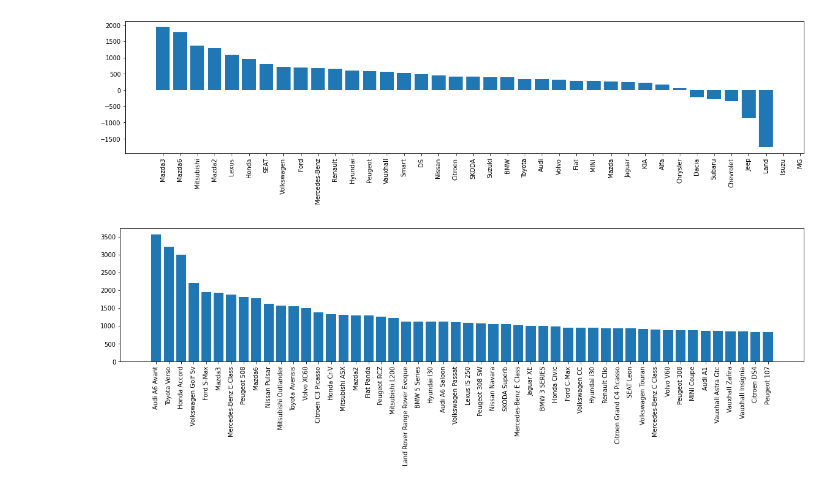
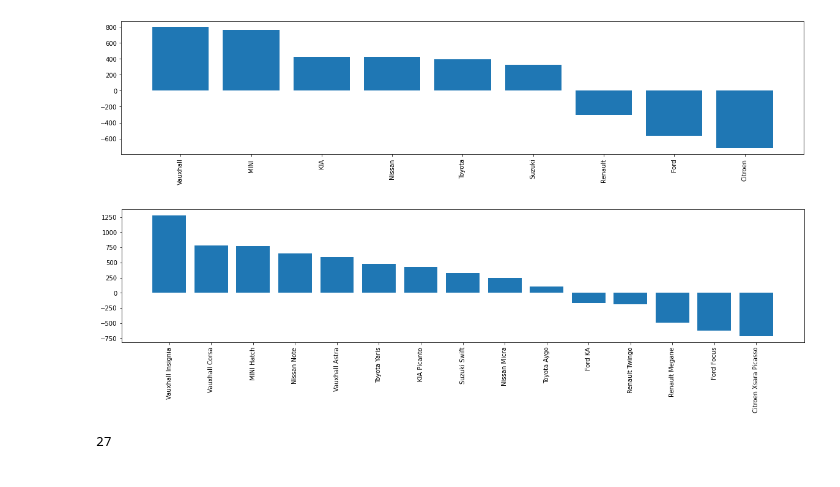
Before and after one commit to Benedictgr97/car-price-comapare, a Jupyter notebook: main.ipynb, the cells around one changed output. Drawn from its saved outputs; the diff is of its cells as text; code cells hidden in the pictures.

```diff
--- a/main.ipynb
+++ b/main.ipynb
@@ -5,17 +5,17 @@
 # For the radius in miles make sure you check the autotrader website for the allowed number of miles
 #https://www.autotrader.co.uk/
 
-postcode_buy="MK3 6JS"
-radius_buy=20
+postcode_buy="NE1 5XE"
+radius_buy=10
 
-postcode_sell="DT2 7LU"
-radius_sell=20
+postcode_sell="UB7 0AW"
+radius_sell=25
 
 #Remeber to check the maximum and minimum years allowed on the website
-min_year=2010
-max_year=2015
+min_year=2006
+max_year=2020
 min_price=0
-max_price=10000
+max_price=2000
 
 #State how many brands/ models you want to show in the final graphs
 no_brands = 50
@@ -67,38 +67,38 @@ location_buy = pd.read_csv('location_tables\\location_buy.csv').drop('Unnamed: 0
 location_sell = pd.read_csv('location_tables\\location_sell.csv').drop('Unnamed: 0',axis = 1)
 
 #Match cars based on model and year
-car_match = location_buy.merge(location_sell, how = 'inner', left_on = cf.col_select(location_buy,['name','year']),
-                       right_on = cf.col_select(location_sell,['name','year']))
+car_match = location_buy.merge(location_sell, how = 'inner', left_on = cf.col_select(location_buy,['name','year','engine']),
+                       right_on = cf.col_select(location_sell,['name','year','engine']))
 
 #Create the grouped scores for each car to see how it compares
 car_match = cf.grouped_score(car_match,'index','buy_score')
 car_match = cf.grouped_score(car_match,'name_buy','score_by_name')
 car_match = cf.grouped_score(car_match,'brand_buy','score_by_brand')
 
 #Create the final output of values that gets save to the CSV
 final_output = car_match.sort_values(by = 'buy_score' ,ascending= False)[['name_buy','price_buy','price_sell','postcode_buy','link_buy','postcode_sell','link_sell','mileage_buy','mileage_sell','engine_buy','engine_sell','buy_score','score_by_brand','score_by_name']]
 
 #Create distinct file type name for each run
 today = date.today()
 file_name = " ".join([today.strftime('%a') + today.strftime('%b') + str(today.strftime('%y')),postcode_buy,str(radius_buy),postcode_sell,str(radius_sell)]).replace(' ','_')
 
 #Create a directory for the files to be stored in
 new_folder = "runs\\" + file_name
 
 #Create a new folder for the files and delete out if it's a re run
 if os.path.exists(new_folder):
     shutil.rmtree(new_folder)
 
 os.mkdir(new_folder)
 
 final_output.to_csv(new_folder + "\\Total.csv" )
 
 #Save the graphs to the folder as well for later use
 cf.graph_breakdown(car_match,'brand_buy','score_by_brand',no_brands,new_folder + "\\Total_brands.png")
 cf.graph_breakdown(car_match,'name_buy','score_by_name',no_models,new_folder + "\\Total_models.png")
 # %% [output]
-[figure, old version]
+[figure, new version]
-[figure, old version]
+[figure, new version]
 # %%
 #Update the search term below to look for specific models and output to a csv
 #######################
@@ -118,3 +118,7 @@ car_match = location_buy.merge(location_sell, how = 'inner', left_on = cf.col_se
 car_match = cf.grouped_score(car_match,'index','buy_score')
 car_match = cf.grouped_score(car_match,'name_buy','score_by_name')
 car_match = cf.grouped_score(car_match,'brand_buy','score_by_brand')
+# %%
+len(location_buy)
+# %% [output]
+27
```
Also changed, not shown: 11 other files.
